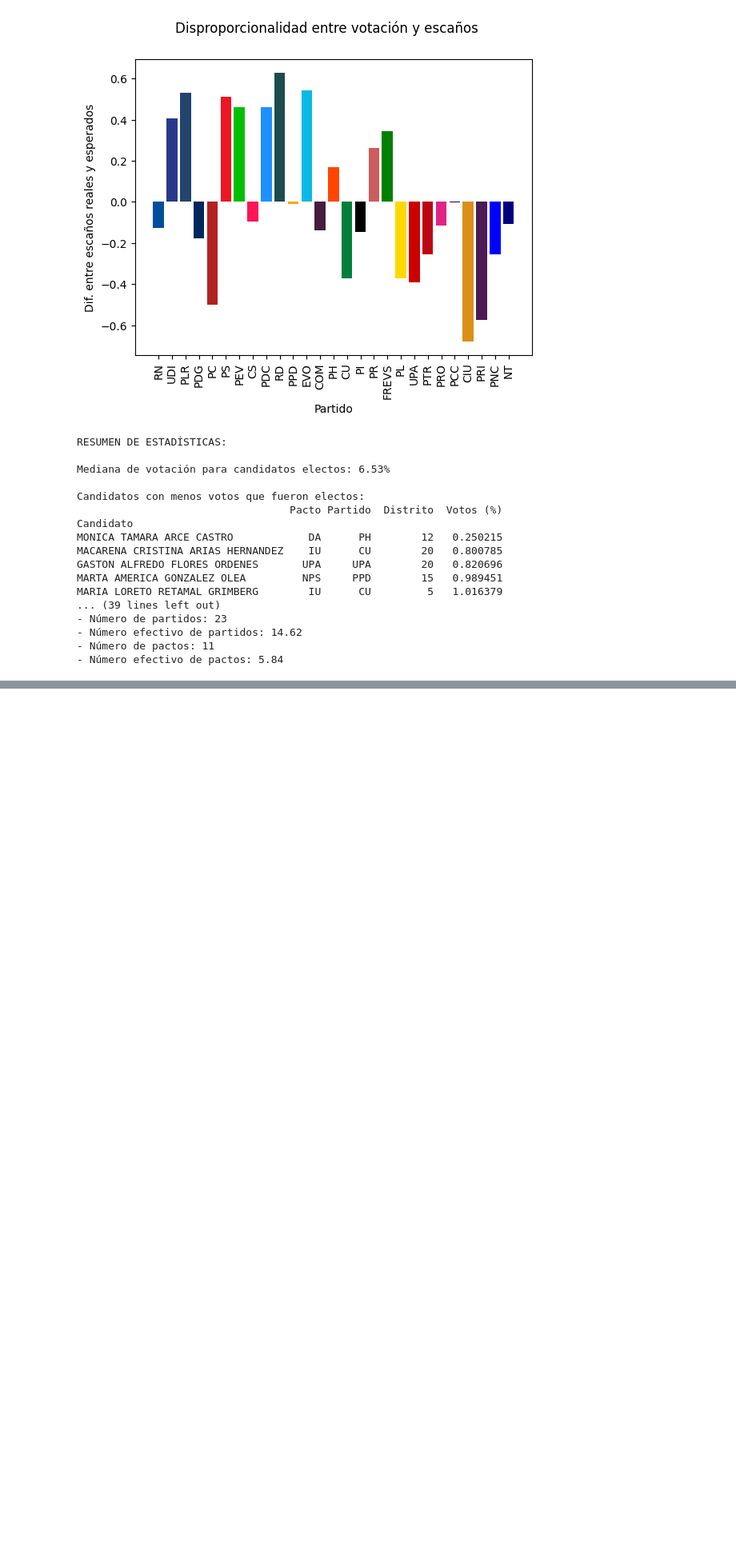
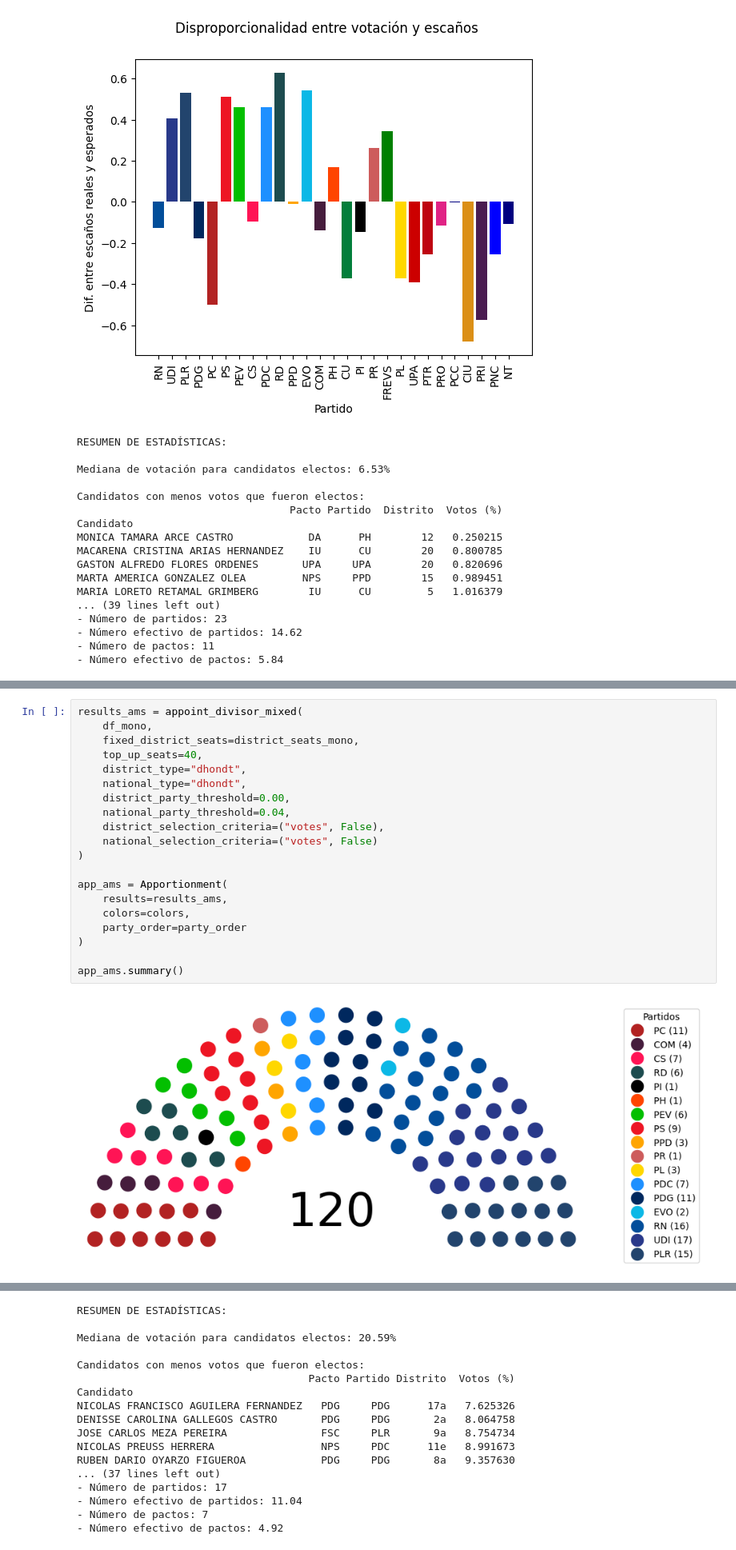
Before and after one commit to claugaete/sistemas-electorales, a Jupyter notebook: informe.ipynb, the cells around one changed output, grey strips where cells are left out. Shown at 80% size. Drawn from its saved outputs; the diff is of its cells as text; blank space fills up the shorter version.

```diff
--- a/informe.ipynb
+++ b/informe.ipynb
@@ -871,0 +950,22 @@ MARIA LORETO RETAMAL GRIMBERG        IU      CU         5   1.016379
+# %%
+results_ams = appoint_divisor_mixed(
+    df_mono,
+    fixed_district_seats=district_seats_mono,
+    top_up_seats=40,
+    district_type="dhondt",
+    national_type="dhondt",
+    district_party_threshold=0.00,
+    national_party_threshold=0.04,
+    district_selection_criteria=("votes", False),
+    national_selection_criteria=("votes", False)
+)
+
+app_ams = Apportionment(
+    results=results_ams,
+    colors=colors,
+    party_order=party_order
+)
+
+app_ams.summary()
+# %% [output]
+[figure, added]
@@ -871,0 +973,17 @@ MARIA LORETO RETAMAL GRIMBERG        IU      CU         5   1.016379
+RESUMEN DE ESTADÍSTICAS:
+
+Mediana de votación para candidatos electos: 20.59%
+
+Candidatos con menos votos que fueron electos:
+                                     Pacto Partido Distrito  Votos (%)
+Candidato
+NICOLAS FRANCISCO AGUILERA FERNANDEZ   PDG     PDG      17a   7.625326
+DENISSE CAROLINA GALLEGOS CASTRO       PDG     PDG       2a   8.064758
+JOSE CARLOS MEZA PEREIRA               FSC     PLR       9a   8.754734
+NICOLAS PREUSS HERRERA                 NPS     PDC      11e   8.991673
+RUBEN DARIO OYARZO FIGUEROA            PDG     PDG       8a   9.357630
+... (37 lines left out)
+- Número de partidos: 17
+- Número efectivo de partidos: 11.04
+- Número de pactos: 7
+- Número efectivo de pactos: 4.92
```
Also changed, not shown: parts of 8 cells of this notebook, 1 other file.
